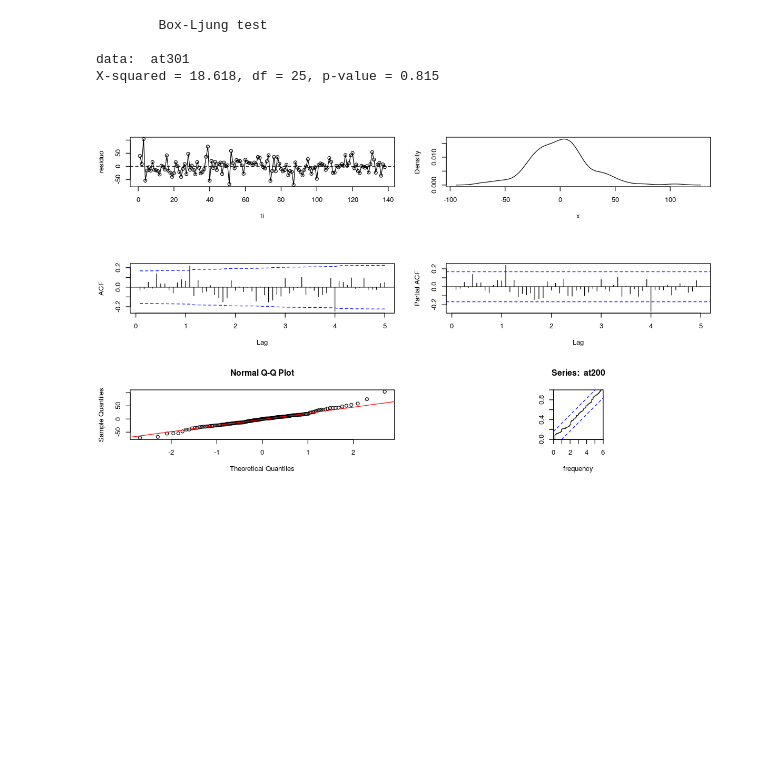
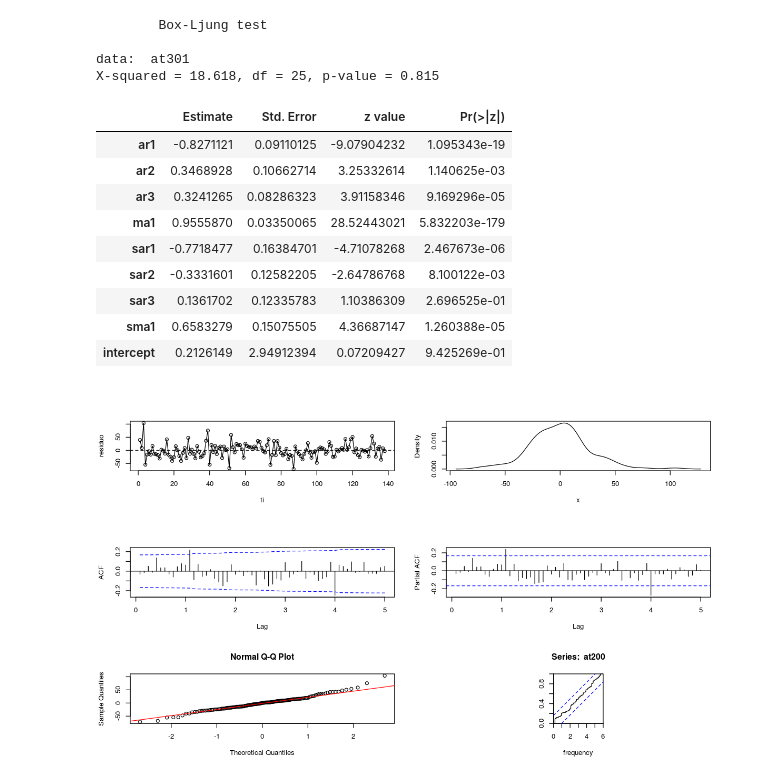
Before and after one commit to davidrivera62/Trabajo2, a Jupyter notebook: Trabajo 2.ipynb, the cells around one changed output. Cells and saved outputs as stored; diff of their text form; code cells hidden in the pictures; blank space fills up the shorter version.

```diff
--- a/Trabajo 2.ipynb
+++ b/Trabajo 2.ipynb
@@ -368,7 +351,7 @@ obtener ruido blanco ensaye con otro de los modelos encontrados.
 # %%
 #Modelo ARIMA(2,0,0)(2,0,0)[12]
 
-mod_ARIMA200 <- arima(r9,
+mod_ARIMA200 <- arima(r9ts,
     order=c(2,0,0),
     seasonal = list(
     order = c(2, 0, 0),
@@ -379,14 +362,14 @@ comparativo[1,]<-c('ARIMA(2,0,0)(2,0,0)[12]',AIC(mod_ARIMA200))
 
 #Modelo AR(5)
 
-mod_AR5 <- arima(r9,
+mod_AR5 <- arima(r9ts,
     order=c(5,0,0))
 
 comparativo[2,]<-c('ARIMA(5,0,0)',AIC(mod_AR5))
 
 #ARIMA(3,0,1)(3,0,1)[12]
 
-mod_ARIMA301 = arima(r9,
+mod_ARIMA301 = arima(r9ts,
     order=c(3,0,1),
     seasonal = list(
     order = c(3, 0, 1),
@@ -396,7 +379,7 @@ comparativo[3,]<-c('ARIMA(3,0,1)(3,0,1)[12]',AIC(mod_ARIMA301))
 
 #ARIMA(2,0,1)
 
-mod_ARIMA201 = arima(r9,
+mod_ARIMA201 = arima(r9ts,
     order=c(2,0,1))
 
 comparativo[4,]<-c('ARIMA(2,0,1)',AIC(mod_ARIMA201))
@@ -433,4 +416,23 @@ Box.test(x = at301, lag = 25, type="Ljung-Box")
 
 data:  at301
 X-squared = 18.618, df = 25, p-value = 0.815
+# %%
+B=coeftest(mod_ARIMA301)
+
+B1 = matrix(B,9,4)
+colnames(B1) = colnames(B)
+rownames(B1) = rownames(B)
+xtable(B1, include.rownames = TRUE,
+      include.colnames = TRUE,digits=4)
+# %% [output]
+|  | Estimate | Std. Error | z value | Pr(>|z|) |
+| ar1 | -0.8271121 | 0.09110125 | -9.07904232 | 1.095343e-19 |
+| ar2 | 0.3468928 | 0.10662714 | 3.25332614 | 1.140625e-03 |
+| ar3 | 0.3241265 | 0.08286323 | 3.91158346 | 9.169296e-05 |
+| ma1 | 0.9555870 | 0.03350065 | 28.52443021 | 5.832203e-179 |
+| sar1 | -0.7718477 | 0.16384701 | -4.71078268 | 2.467673e-06 |
+| sar2 | -0.3331601 | 0.12582205 | -2.64786768 | 8.100122e-03 |
+| sar3 | 0.1361702 | 0.12335783 | 1.10386309 | 2.696525e-01 |
+| sma1 | 0.6583279 | 0.15075505 | 4.36687147 | 1.260388e-05 |
+| intercept | 0.2126149 | 2.94912394 | 0.07209427 | 9.425269e-01 |
 # %%
```
Also changed, not shown: parts of 3 cells of this notebook, 1 other file.
